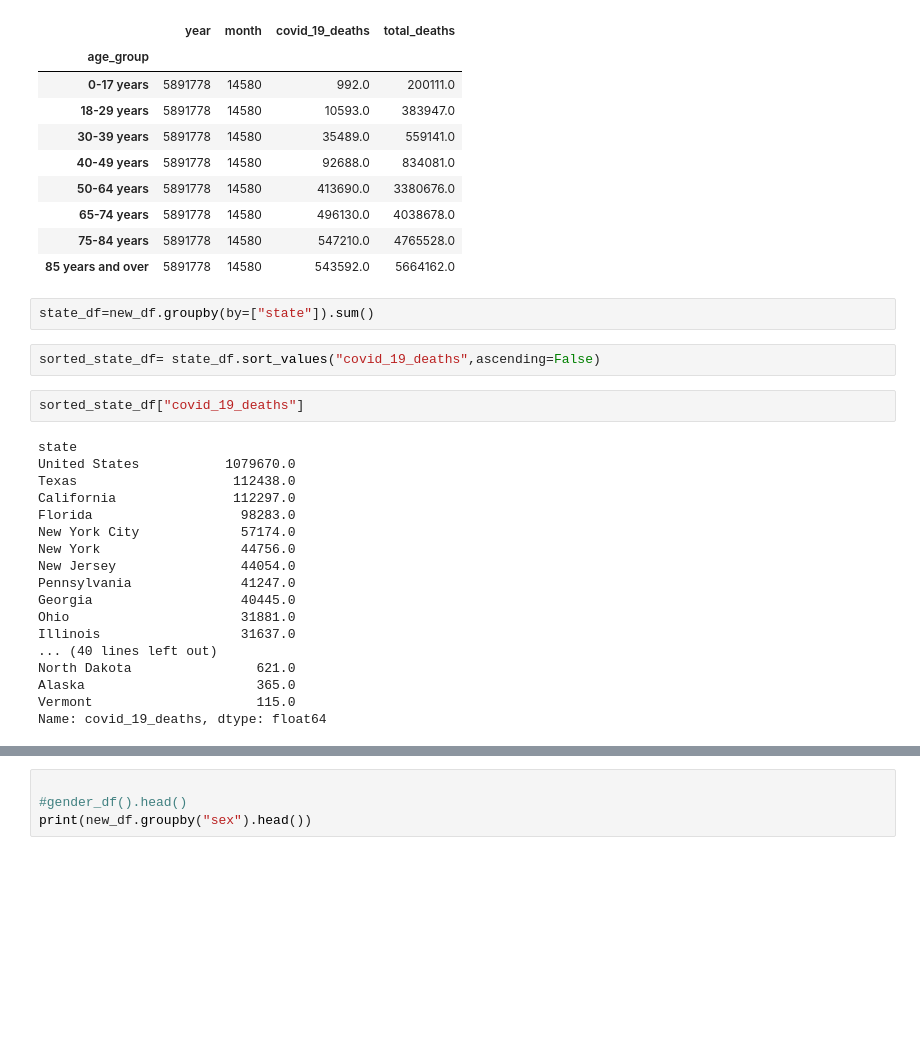
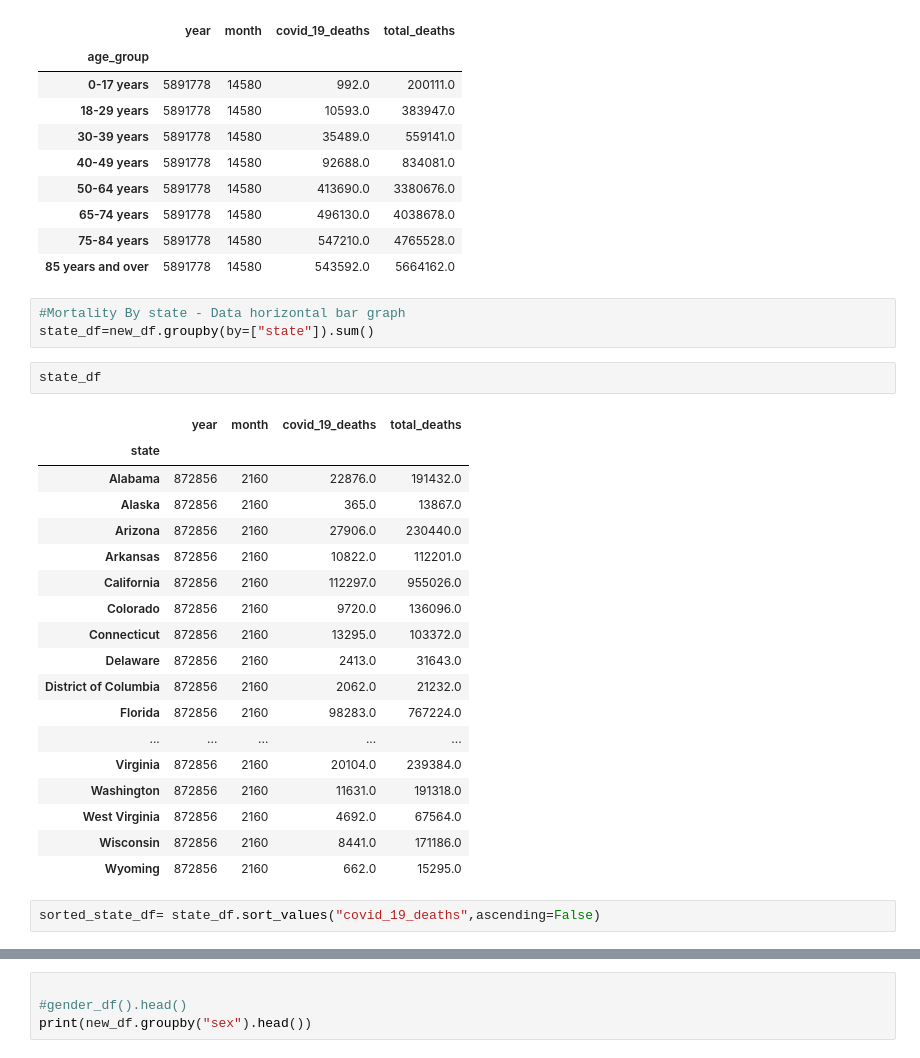
Before and after one commit to AlexanderLorin/Project-1-MKFG, a Jupyter notebook: Binning_Covid_file1.ipynb, the cells around one changed output, grey strips where cells are left out. Drawn from its saved outputs; the diff is of its cells as text; blank space fills up the shorter version.

```diff
--- a/Binning_Covid_file1.ipynb
+++ b/Binning_Covid_file1.ipynb
@@ -224,26 +194,28 @@ age_group_df
 | 75-84 years | 5891778 | 14580 | 547210.0 | 4765528.0 |
 | 85 years and over | 5891778 | 14580 | 543592.0 | 5664162.0 |
 # %%
+#Mortality By state - Data horizontal bar graph
 state_df=new_df.groupby(by=["state"]).sum()
+# %%
+state_df
+# %% [output]
+|  | year | month | covid_19_deaths | total_deaths |
+| state |  |  |  |  |
+| Alabama | 872856 | 2160 | 22876.0 | 191432.0 |
+| Alaska | 872856 | 2160 | 365.0 | 13867.0 |
+| Arizona | 872856 | 2160 | 27906.0 | 230440.0 |
+| Arkansas | 872856 | 2160 | 10822.0 | 112201.0 |
+| California | 872856 | 2160 | 112297.0 | 955026.0 |
+| Colorado | 872856 | 2160 | 9720.0 | 136096.0 |
+| Connecticut | 872856 | 2160 | 13295.0 | 103372.0 |
+| Delaware | 872856 | 2160 | 2413.0 | 31643.0 |
+| District of Columbia | 872856 | 2160 | 2062.0 | 21232.0 |
+| Florida | 872856 | 2160 | 98283.0 | 767224.0 |
+| ... | ... | ... | ... | ... |
+| Virginia | 872856 | 2160 | 20104.0 | 239384.0 |
+| Washington | 872856 | 2160 | 11631.0 | 191318.0 |
+| West Virginia | 872856 | 2160 | 4692.0 | 67564.0 |
+| Wisconsin | 872856 | 2160 | 8441.0 | 171186.0 |
+| Wyoming | 872856 | 2160 | 662.0 | 15295.0 |
 # %%
 sorted_state_df= state_df.sort_values("covid_19_deaths",ascending=False)
-# %%
-sorted_state_df["covid_19_deaths"]
-# %% [output]
-state
-United States           1079670.0
-Texas                    112438.0
-California               112297.0
-Florida                   98283.0
-New York City             57174.0
-New York                  44756.0
-New Jersey                44054.0
-Pennsylvania              41247.0
-Georgia                   40445.0
-Ohio                      31881.0
-Illinois                  31637.0
-... (40 lines left out)
-North Dakota                621.0
-Alaska                      365.0
-Vermont                     115.0
-Name: covid_19_deaths, dtype: float64
```
Also changed, not shown: parts of 36 cells of this notebook.
